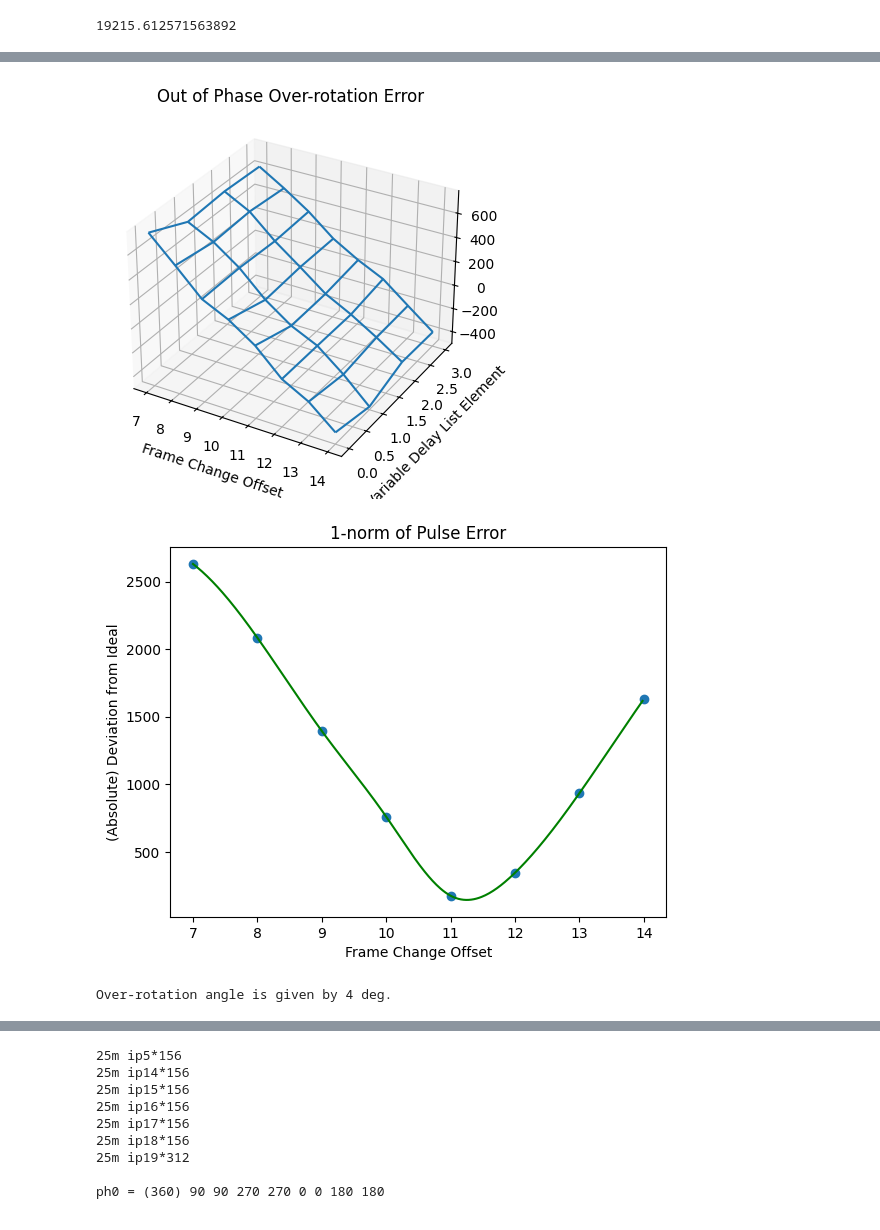
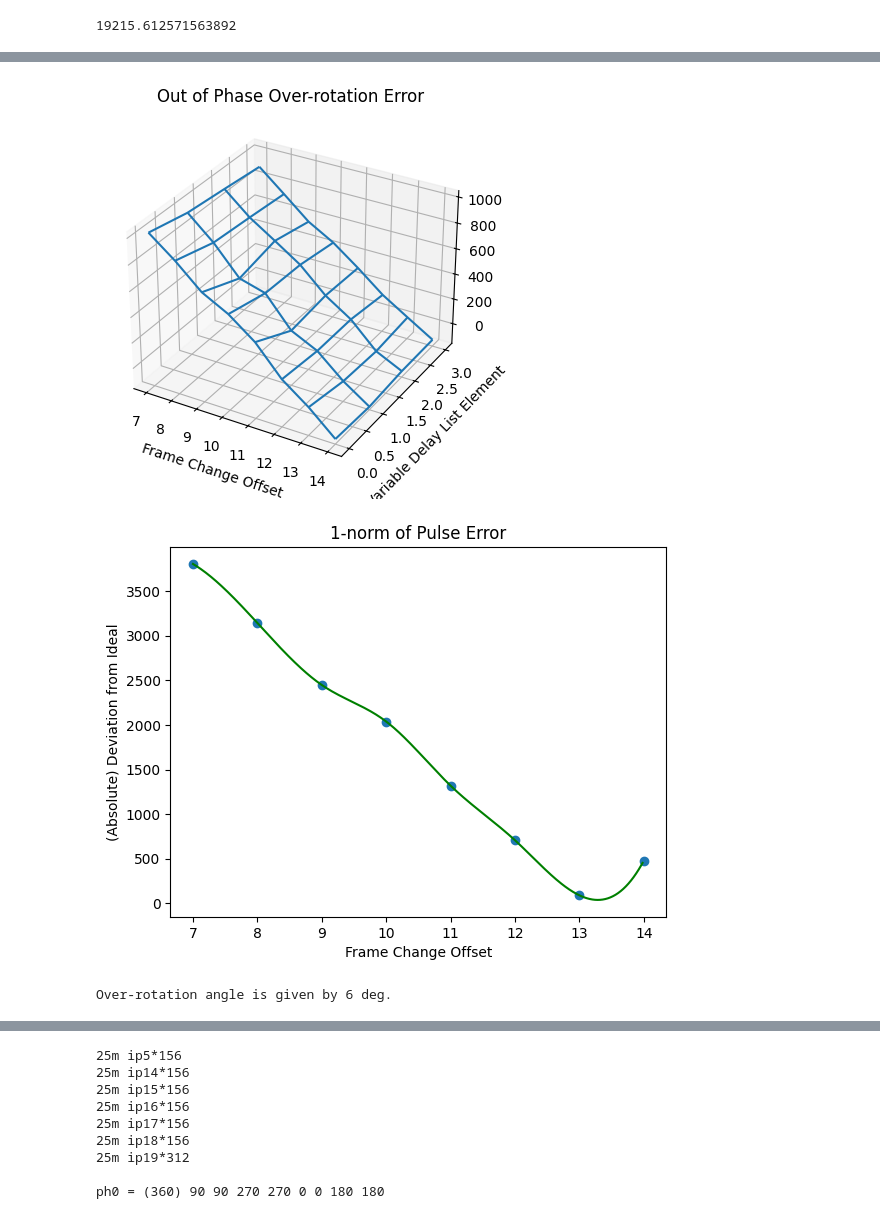
Before and after one commit to awstasiuk/phd-notebooks, a Jupyter notebook: Tune Up/Tune Up.ipynb, the cells around one changed output, grey strips where cells are left out. Drawn from its saved outputs; the diff is of its cells as text; code cells hidden in the pictures.

```diff
--- a/Tune Up/Tune Up.ipynb
+++ b/Tune Up/Tune Up.ipynb
@@ -64,6 +64,6 @@ array index of max signal is 4
 # %%
-nmr.Experiment(506,folder='expt9').calibrate_framechange(offset=7,use_real=False)
+nmr.Experiment(529,folder='expt9').calibrate_framechange(offset=7,use_real=False)
 # %% [output]
-[figure, old version]
+[figure, new version]
-[figure, old version]
+[figure, new version]
-Over-rotation angle is given by 4 deg.
+Over-rotation angle is given by 6 deg.
```
Also changed, not shown: parts of 3 cells of this notebook, 2 other files.
